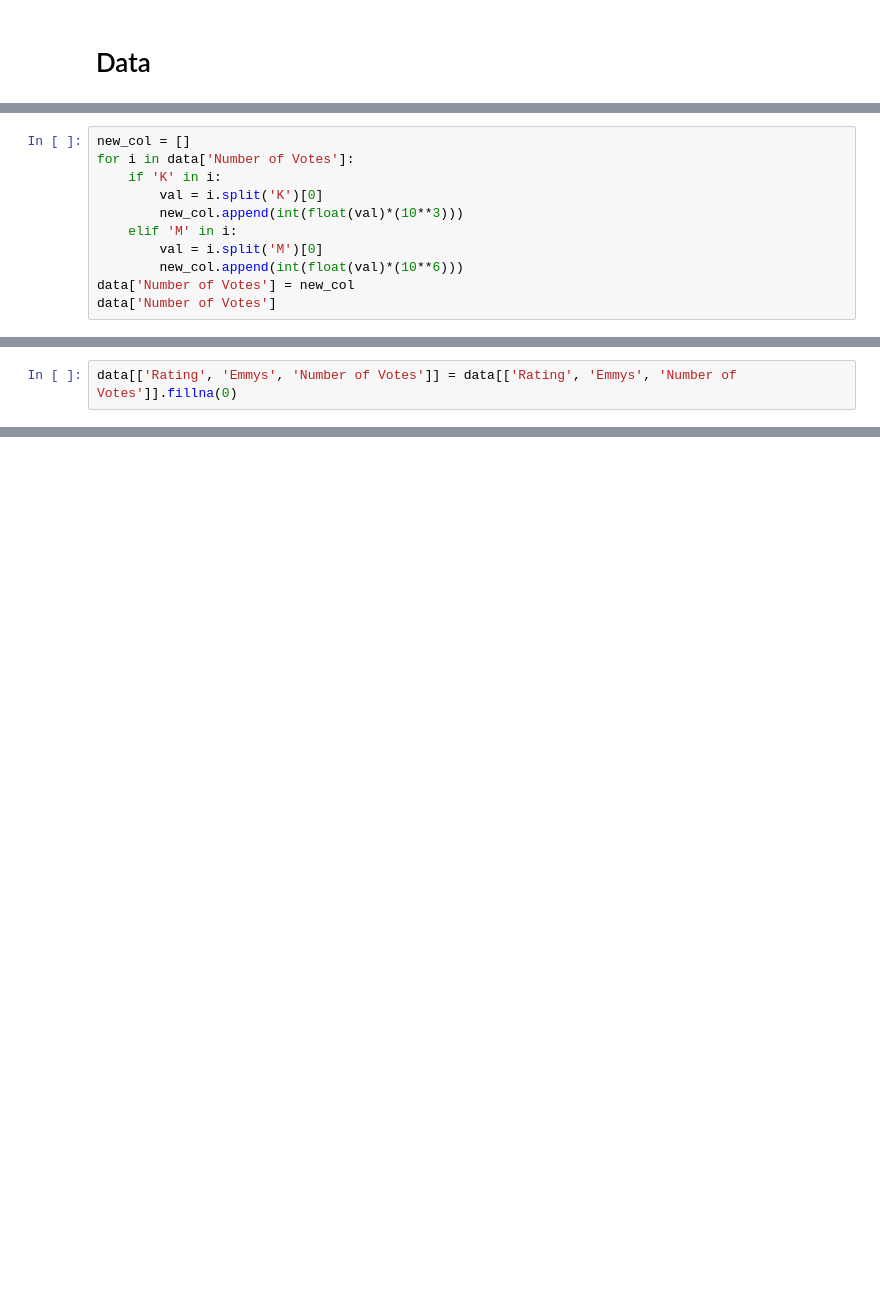
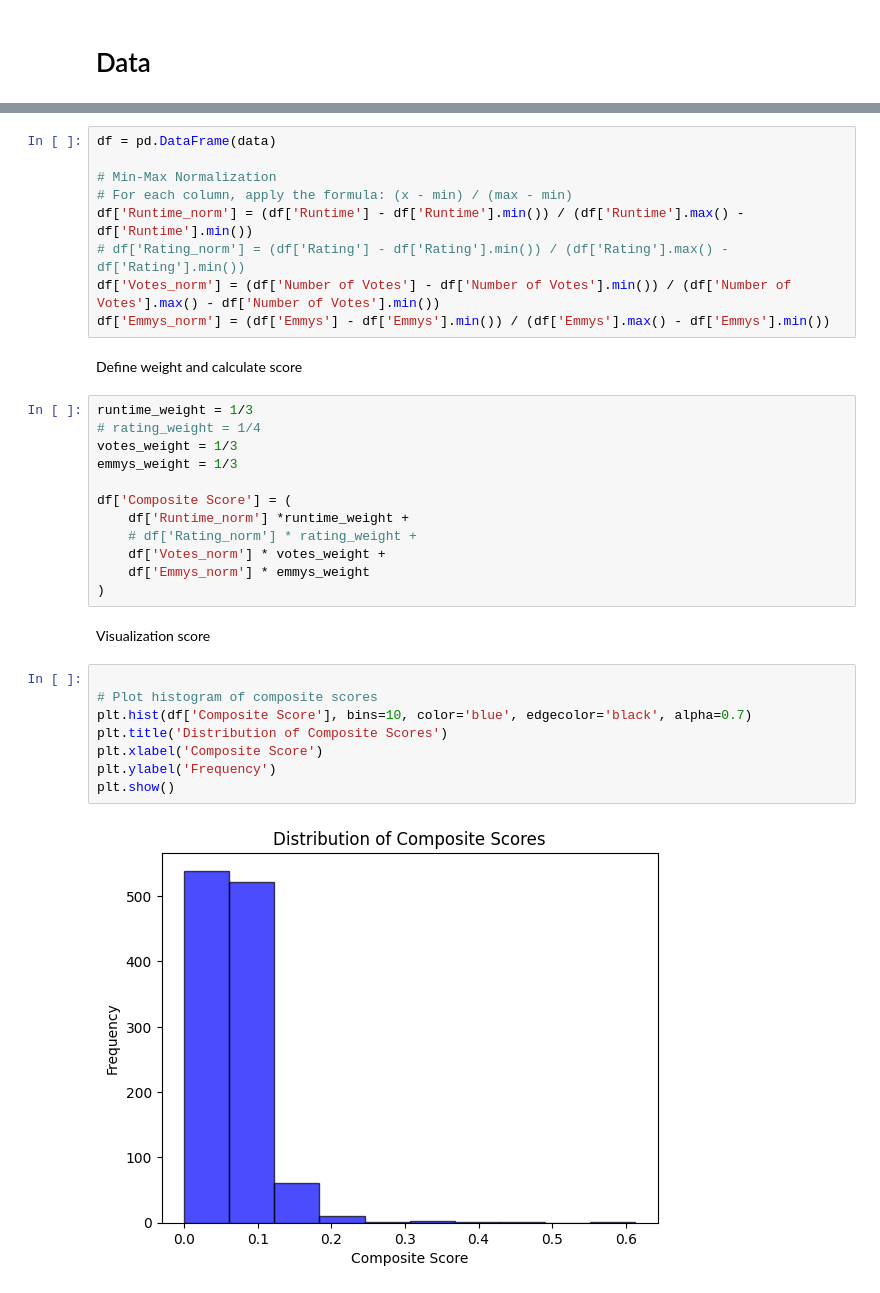
Before and after one commit to Snag69/Data-Science, a Jupyter notebook: question.ipynb, the cells around one changed output, grey strips where cells are left out. Drawn from its saved outputs; the diff is of its cells as text; blank space fills up the shorter version.

```diff
--- a/question.ipynb
+++ b/question.ipynb
@@ -164,11 +24,0 @@ By doing this, we can standardize all the values in the column to a consistent n
-# %%
-new_col = []
-for i in data['Number of Votes']:
-    if 'K' in i:
-        val = i.split('K')[0]
-        new_col.append(int(float(val)*(10**3)))
-    elif 'M' in i:
-        val = i.split('M')[0]
-        new_col.append(int(float(val)*(10**6)))
-data['Number of Votes'] = new_col
-data['Number of Votes']
@@ -265,2 +56,0 @@ We will fill the NaN values with 0 before handling outliers. This ensures that m
-# %%
-data[['Rating', 'Emmys', 'Number of Votes']] = data[['Rating', 'Emmys', 'Number of Votes']].fillna(0)
@@ -319,0 +78,35 @@ Min: 0, Max: 95, Median: 0.0, Mean: 1.578207381370826
+# %%
+df = pd.DataFrame(data)
+
+# Min-Max Normalization
+# For each column, apply the formula: (x - min) / (max - min)
+df['Runtime_norm'] = (df['Runtime'] - df['Runtime'].min()) / (df['Runtime'].max() - df['Runtime'].min())
+# df['Rating_norm'] = (df['Rating'] - df['Rating'].min()) / (df['Rating'].max() - df['Rating'].min())
+df['Votes_norm'] = (df['Number of Votes'] - df['Number of Votes'].min()) / (df['Number of Votes'].max() - df['Number of Votes'].min())
+df['Emmys_norm'] = (df['Emmys'] - df['Emmys'].min()) / (df['Emmys'].max() - df['Emmys'].min())
+# %% [markdown]
+Define weight and calculate score
+# %%
+runtime_weight = 1/3
+# rating_weight = 1/4
+votes_weight = 1/3
+emmys_weight = 1/3
+
+df['Composite Score'] = (
+    df['Runtime_norm'] *runtime_weight +
+    # df['Rating_norm'] * rating_weight +
+    df['Votes_norm'] * votes_weight +
+    df['Emmys_norm'] * emmys_weight
+)
+# %% [markdown]
+Visualization score
+# %%
+
+# Plot histogram of composite scores
+plt.hist(df['Composite Score'], bins=10, color='blue', edgecolor='black', alpha=0.7)
+plt.title('Distribution of Composite Scores')
+plt.xlabel('Composite Score')
+plt.ylabel('Frequency')
+plt.show()
+# %% [output]
+[figure, added]
```
Also changed, not shown: parts of 52 cells of this notebook.
